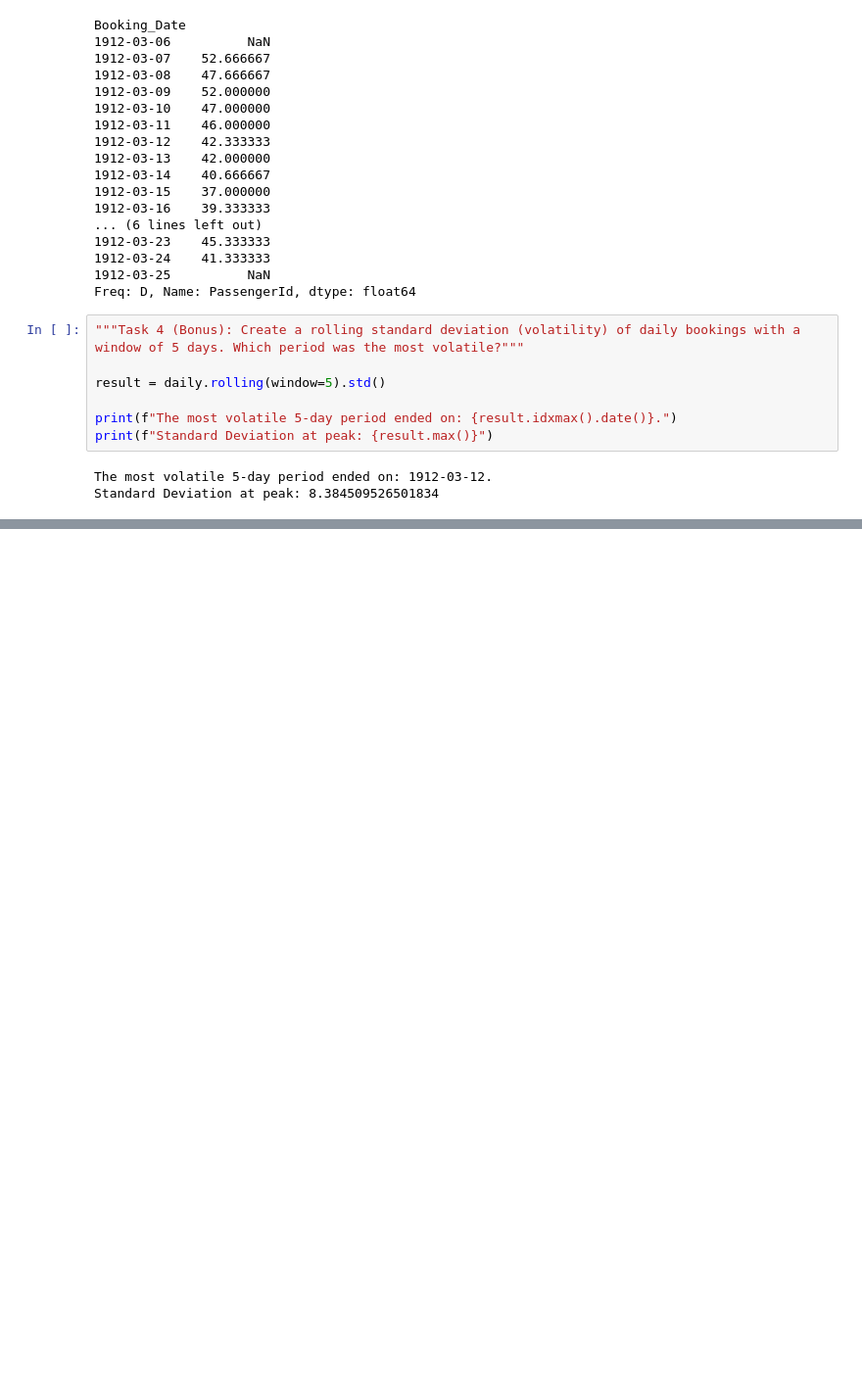
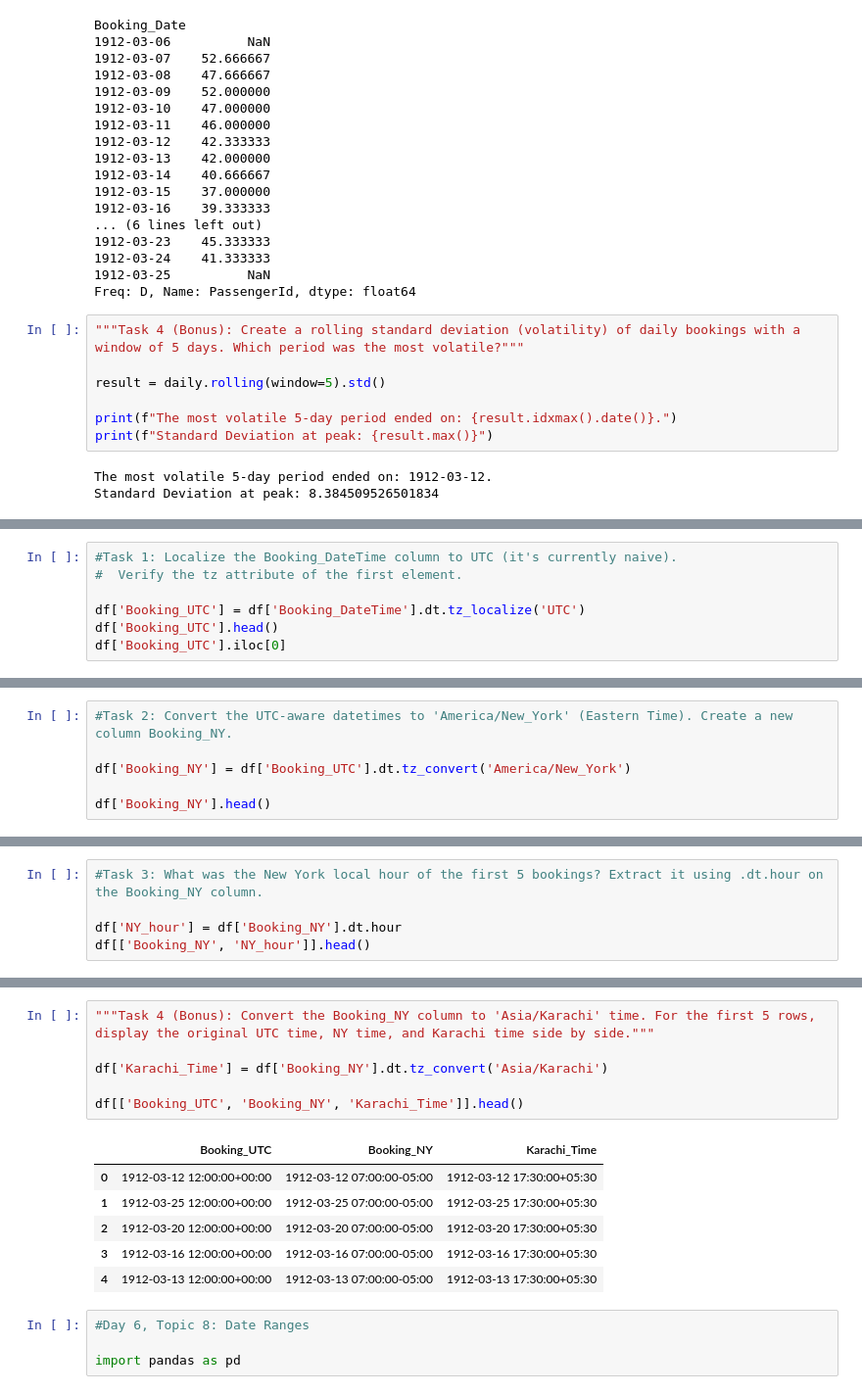
Before and after one commit to faizantoheed456/Pandas, a Jupyter notebook: Day 6/Day_6_Topic_5_6_7_8.ipynb, the cells around one changed output, grey strips where cells are left out. Shown at 98% size. Cells and saved outputs as stored; diff of their text form; blank space fills up the shorter version.

```diff
--- a/Day 6/Day_6_Topic_5_6.ipynb
+++ b/Day 6/Day_6_Topic_5_6_7_8.ipynb
@@ -214,0 +482,7 @@ Standard Deviation at peak: 8.384509526501834
+# %%
+#Task 1: Localize the Booking_DateTime column to UTC (it's currently naive).
+#  Verify the tz attribute of the first element.
+
+df['Booking_UTC'] = df['Booking_DateTime'].dt.tz_localize('UTC')
+df['Booking_UTC'].head()
+df['Booking_UTC'].iloc[0]
@@ -214,0 +491,6 @@ Standard Deviation at peak: 8.384509526501834
+# %%
+#Task 2: Convert the UTC‑aware datetimes to 'America/New_York' (Eastern Time). Create a new column Booking_NY.
+
+df['Booking_NY'] = df['Booking_UTC'].dt.tz_convert('America/New_York')
+
+df['Booking_NY'].head()
@@ -214,0 +504,5 @@ Standard Deviation at peak: 8.384509526501834
+# %%
+#Task 3: What was the New York local hour of the first 5 bookings? Extract it using .dt.hour on the Booking_NY column.
+
+df['NY_hour'] = df['Booking_NY'].dt.hour
+df[['Booking_NY', 'NY_hour']].head()
@@ -214,0 +516,18 @@ Standard Deviation at peak: 8.384509526501834
+# %%
+"""Task 4 (Bonus): Convert the Booking_NY column to 'Asia/Karachi' time. For the first 5 rows,
+display the original UTC time, NY time, and Karachi time side by side."""
+
+df['Karachi_Time'] = df['Booking_NY'].dt.tz_convert('Asia/Karachi')
+
+df[['Booking_UTC', 'Booking_NY', 'Karachi_Time']].head()
+# %% [output]
+|  | Booking_UTC | Booking_NY | Karachi_Time |
+| 0 | 1912-03-12 12:00:00+00:00 | 1912-03-12 07:00:00-05:00 | 1912-03-12 17:30:00+05:30 |
+| 1 | 1912-03-25 12:00:00+00:00 | 1912-03-25 07:00:00-05:00 | 1912-03-25 17:30:00+05:30 |
+| 2 | 1912-03-20 12:00:00+00:00 | 1912-03-20 07:00:00-05:00 | 1912-03-20 17:30:00+05:30 |
+| 3 | 1912-03-16 12:00:00+00:00 | 1912-03-16 07:00:00-05:00 | 1912-03-16 17:30:00+05:30 |
+| 4 | 1912-03-13 12:00:00+00:00 | 1912-03-13 07:00:00-05:00 | 1912-03-13 17:30:00+05:30 |
+# %%
+#Day 6, Topic 8: Date Ranges
+
+import pandas as pd
```
Also changed, not shown: parts of 30 cells of this notebook, 2 other files.
